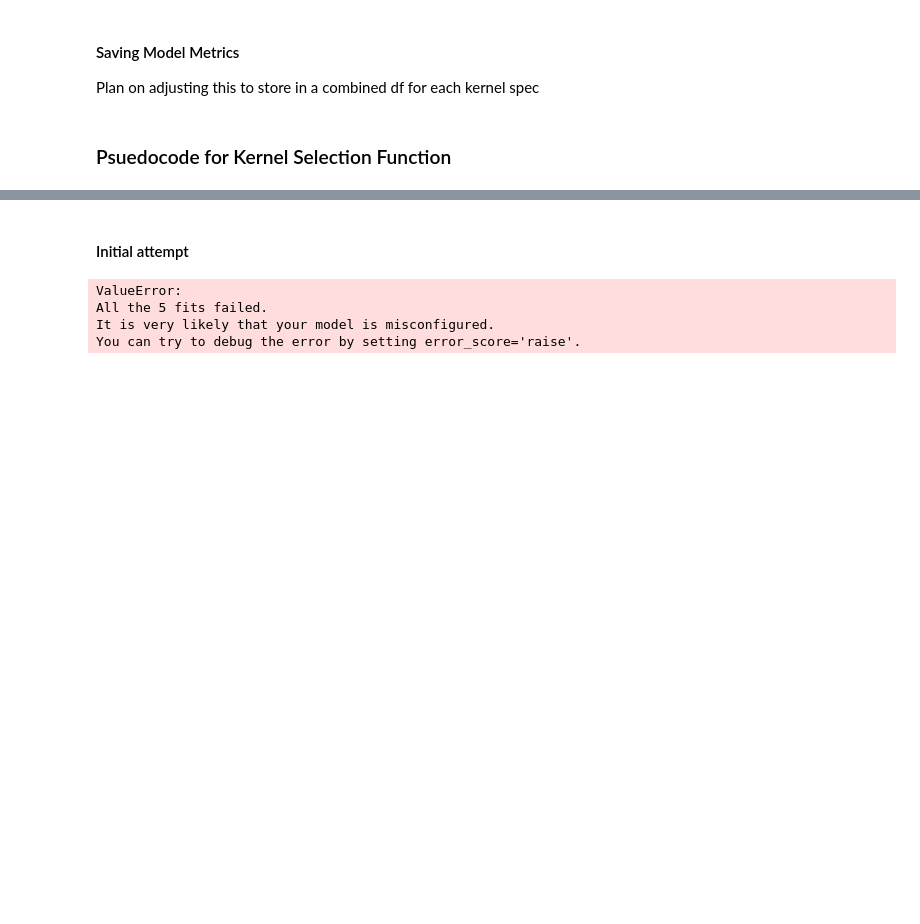
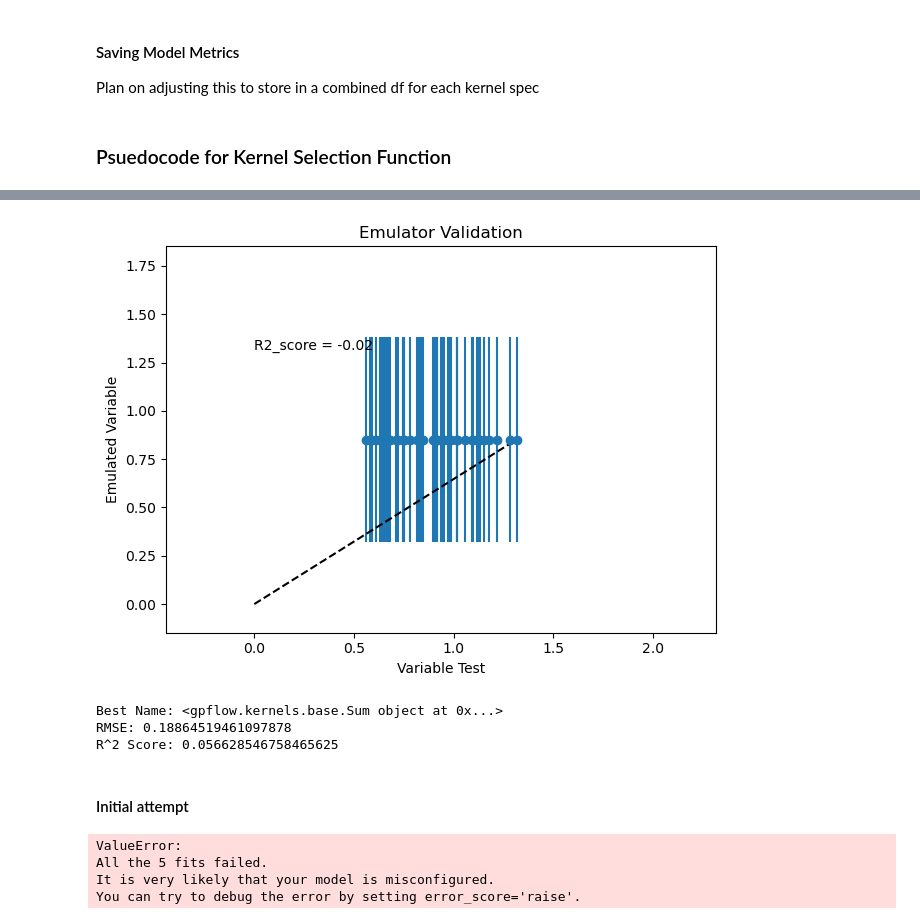
Before and after one commit to GaiaFuture/GaiaFuture, a Jupyter notebook: Script/ML/gaussian/gpr_kernel_exploration.ipynb, the cells around one changed output, grey strips where cells are left out. Cells and saved outputs as stored; diff of their text form; code cells hidden in the pictures; blank space fills up the shorter version.

```diff
--- a/Script/ML/gaussian/gpr_kernel_exploration.ipynb
+++ b/Script/ML/gaussian/gpr_kernel_exploration.ipynb
@@ -193,2 +229,4 @@ soil_kernel_1 = Matern + bias
+# %%
+soil_kernel_2 = Matern52 + bias
 # %%
-soil_kernel_2 = linear + Matern + bias
+soil_kernel_3 = linear + Matern32 + bias
@@ -195,2 +235,2 @@ soil_kernel_2 = linear + Matern + bias
 # %%
-soil_kernel_3 = linear * Matern + bias
+soil_kernel_5 = linear * Matern32 + bias
@@ -291,0 +481,18 @@ best_model = GPRResult(best_kernel, best_rmse, best_r2, best_predictions, best_s
+# %%
+# Code taken from Linnia to build off of, tweaked for y_test v y_pred
+# plot validation
+y_pred, y_pred_var = model.predict_y(X_test)
+sd = y_pred_var.numpy().flatten()**0.5
+
+coef_deter = r2_score(y_test.flatten(),y_pred.numpy())
+
+plt.errorbar(y_test.flatten(), y_pred.numpy().flatten(), yerr=3*sd, fmt="o")
+plt.text(0,np.max(y_test.flatten()),'R2_score = '+str(np.round(coef_deter,2)),fontsize=10)
+plt.plot([0,np.max(y_test.flatten())],[0,np.max(y_pred)],linestyle='--',c='k')
+plt.xlabel('Variable Test')
+plt.ylabel('Emulated Variable')
+plt.xlim([np.min(y_test.flatten())-1,np.max(y_test.flatten())+1])
+plt.ylim([np.min(y_pred)-1,np.max(y_pred)+1])
+plt.title('Emulator Validation')
+
+plt.tight_layout()
@@ -291,0 +566,20 @@ best_model = GPRResult(best_kernel, best_rmse, best_r2, best_predictions, best_s
+# %%
+# Code taken from Linnia to build off of, tweaked for y_test v y_pred
+# plot validation
+y_pred, y_pred_var = model.predict_y(X_test)
+sd = y_pred_var.numpy().flatten()**0.5
+
+coef_deter = r2_score(y_test.flatten(),y_pred.numpy())
+
+plt.errorbar(y_test.flatten(), y_pred.numpy().flatten(), yerr=3*sd, fmt="o")
+plt.text(0,np.max(y_test.flatten()),'R2_score = '+str(np.round(coef_deter,2)),fontsize=10)
+plt.plot([0,np.max(y_test.flatten())],[0,np.max(y_pred)],linestyle='--',c='k')
+plt.xlabel('Variable Test')
+plt.ylabel('Emulated Variable')
+plt.xlim([np.min(y_test.flatten())-1,np.max(y_test.flatten())+1])
+plt.ylim([np.min(y_pred)-1,np.max(y_pred)+1])
+plt.title('Emulator Validation')
+
+plt.tight_layout()
+# %% [output]
+[figure, added]
@@ -292,3 +635,12 @@ best_model = GPRResult(best_kernel, best_rmse, best_r2, best_predictions, best_s
+# %%
+print("Best Name:", best_model.kernel_name)
+print("RMSE:", best_model.rmse)
+print("R^2 Score:", best_model.r2)
+# Access other attributes as needed
+# %% [output]
+Best Name: <gpflow.kernels.base.Sum object at 0x...>
+RMSE: 0.18864519461097878
+R^2 Score: 0.056628546758465625
 # %% [markdown]
 #### Initial attempt
 # %%
```
Also changed, not shown: parts of 27 cells of this notebook.
